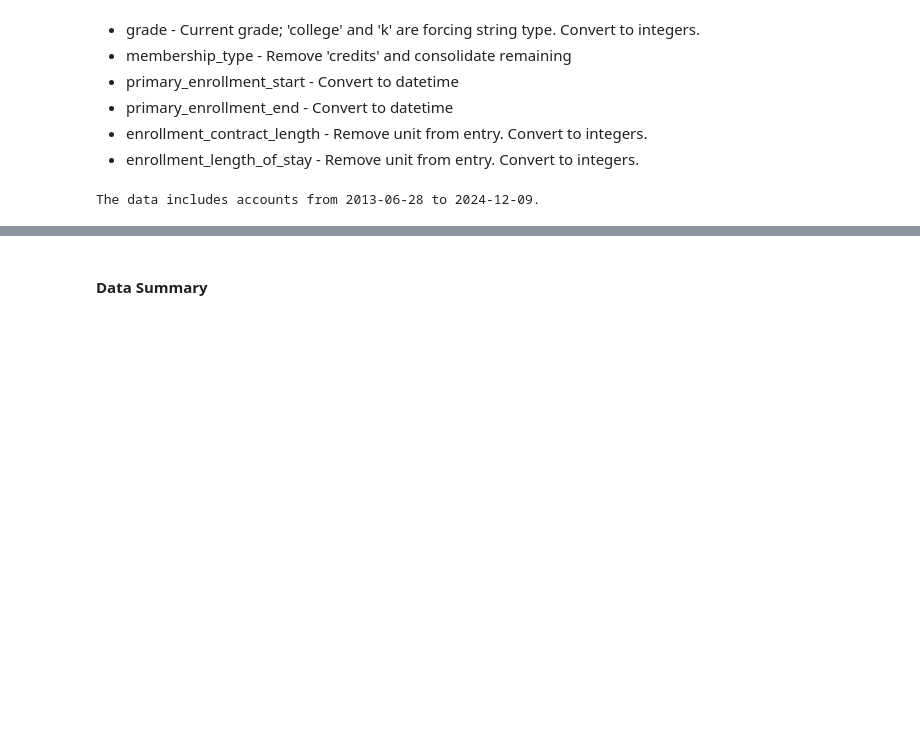
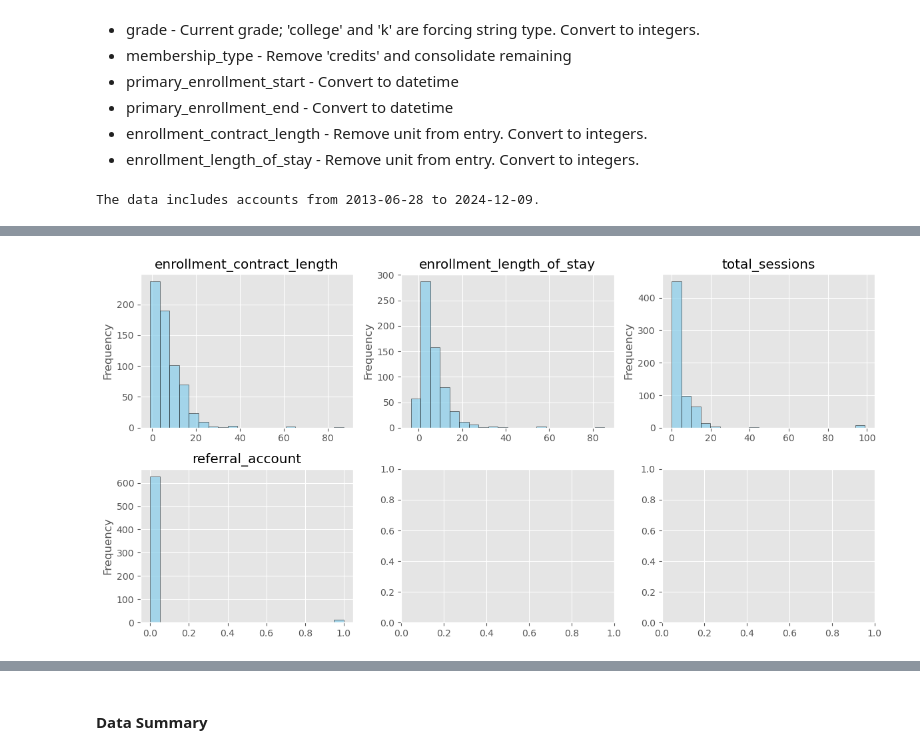
Before and after one commit to elijahlopez94/trends_in_supplemental_education_program, a Jupyter notebook: eda_notebook.ipynb, the cells around one changed output, grey strips where cells are left out. Cells and saved outputs as stored; diff of their text form; code cells hidden in the pictures; blank space fills up the shorter version.

```diff
--- a/eda_notebook.ipynb
+++ b/eda_notebook.ipynb
@@ -834,0 +965,4 @@ The data includes accounts from 2013-06-28 to 2024-12-09.
+# %%
+plot_numeric(accounts)
+# %% [output]
+[figure, added]
```
Also changed, not shown: parts of 81 cells of this notebook.
